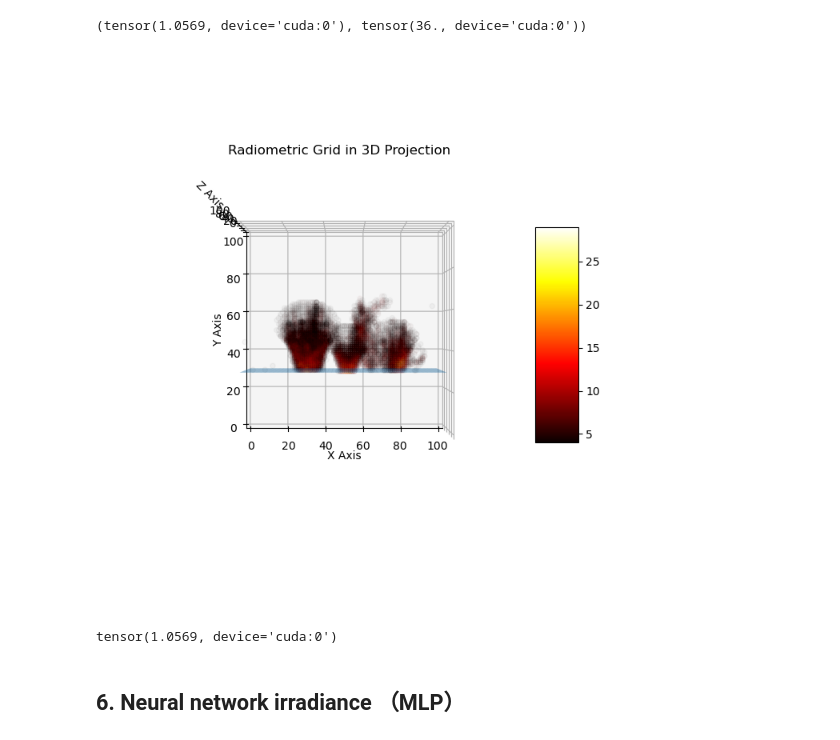
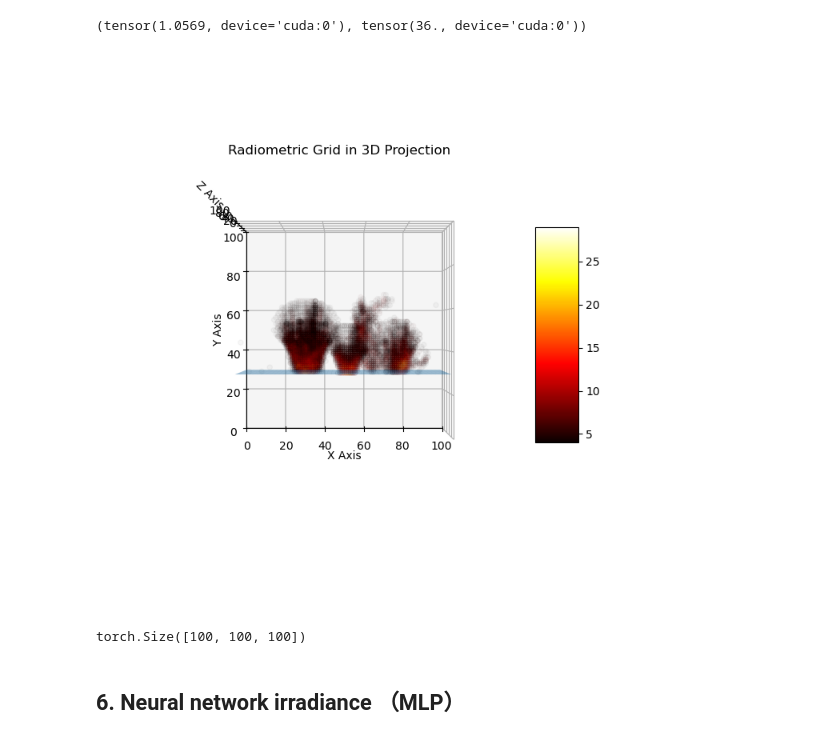
Before and after one commit to swirling-wind/Eikonal-Voxel-Rendering, a Jupyter notebook: main.ipynb, the cells around one changed output. Cells and saved outputs as stored; diff of their text form; code cells hidden in the pictures.

```diff
--- a/main.ipynb
+++ b/main.ipynb
@@ -128,8 +129,8 @@ Camera:
 # %%
 scene_ior = scene.get_ior_grid().to_torch().to(device)
 assert isinstance(scene_ior, torch.Tensor) and scene_ior.shape == (NUM_X, NUM_Y, NUM_Z), "The scene IOR should be a torch tensor of shape (NUM_X, NUM_Y, NUM_Z)"
-initial_wavefront_pos = torch.tensor([(x, NUM_Y-1, z) for x in range(NUM_X) for z in range(NUM_Z)], dtype=torch.float16, device=device)
-initial_wavefront_dir = torch.tensor([(0, -1, 0) for _ in range(NUM_X * NUM_Z)], dtype=torch.float16, device=device)
+initial_wavefront_pos = torch.tensor([(x, NUM_Y-1, z) for x in range(NUM_X) for z in range(NUM_Z)], device=device)
+initial_wavefront_dir = torch.tensor([(0, -1, 0) for _ in range(NUM_X * NUM_Z)], device=device)
 
 def show_ior_field(ior_field: torch.Tensor, initial_wavefront_positions: torch.Tensor, initial_wavefront_directions: torch.Tensor):
     plt.close("all") # clear previous plot
@@ -300,7 +301,7 @@ torch.mean(irradiance_grid), torch.max(irradiance_grid)
 # %% [output]
 (tensor(1.0569, device='cuda:0'), tensor(36., device='cuda:0'))
 # %%
-def show_radiometric_grid_3d_in_fixed_given_angle(radiometric_grid: torch.Tensor, threshold=3, only_above_floor=True):
+def show_radiometric_grid_3d(radiometric_grid: torch.Tensor, threshold=3, only_above_floor=True):
     from matplotlib.colors import Normalize
     from matplotlib.cm import ScalarMappable
 
@@ -317,38 +318,38 @@ def show_radiometric_grid_3d_in_fixed_given_angle(radiometric_grid: torch.Tensor
     ax.view_init(elev=90, azim=-90)
 
     xx, zz = np.meshgrid(np.arange(NUM_X), np.arange(NUM_Z))
     yy = np.ones_like(xx) * (-floor_height) * NUM_Y
     ax.plot_surface(xx, yy, zz, alpha=0.5)
 
     radiometric_grid_np = radiometric_grid.cpu().numpy()
     x_points, y_points, z_points = np.where(radiometric_grid_np > threshold)
 
     assert len(x_points) > 0, "No points found above the threshold"
 
     if only_above_floor:
         above_floor_indices = np.where(y_points > -floor_height * NUM_Y)
         radiometric_grid_filtered = radiometric_grid_np[x_points[above_floor_indices], y_points[above_floor_indices], z_points[above_floor_indices]]
         x_points = x_points[above_floor_indices]
         y_points = y_points[above_floor_indices]
         z_points = z_points[above_floor_indices]
     else:
         radiometric_grid_filtered = radiometric_grid_np[x_points, y_points, z_points]
 
     # Create a colormap
     norm = Normalize(vmin=np.min(radiometric_grid_filtered), vmax=np.max(radiometric_grid_filtered))
     mappable = ScalarMappable(norm=norm, cmap='hot')
     mappable.set_array(radiometric_grid_filtered)
 
     ax.scatter(x_points, y_points, z_points, c=radiometric_grid_filtered, cmap='hot', alpha=0.03)
     fig.colorbar(mappable, ax=ax, shrink=0.5, aspect=5)  # Add colorbar
     plt.show()
 
-show_radiometric_grid_3d_in_fixed_given_angle(irradiance_grid, threshold=3, only_above_floor=True)
+show_radiometric_grid_3d(irradiance_grid, threshold=3, only_above_floor=True)
 # %% [output]
-[figure, old version]
+[figure, new version]
-# %%
-torch.mean(irradiance_grid)
-# %% [output]
-tensor(1.0569, device='cuda:0')
+# %%
+irradiance_grid.shape
+# %% [output]
+torch.Size([100, 100, 100])
 # %% [markdown]
 ## 6. Neural network irradiance （MLP）
```
Also changed, not shown: parts of 5 cells of this notebook, 2 other files.
